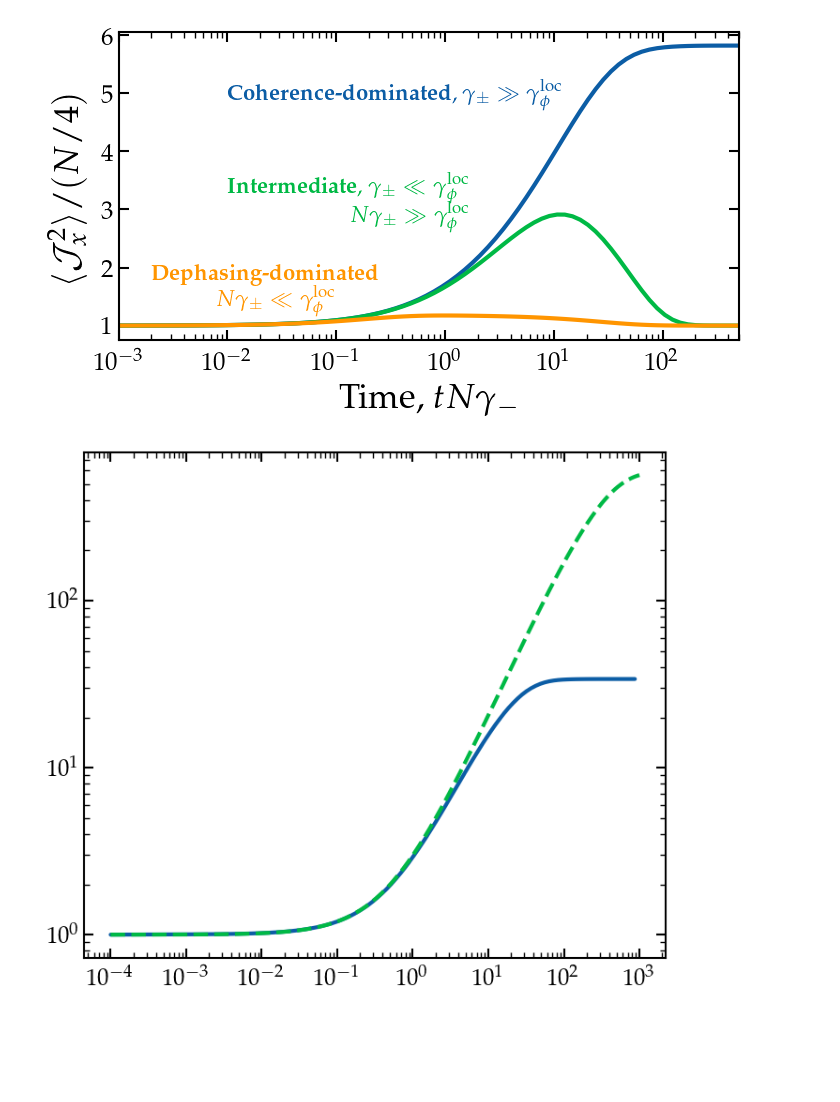
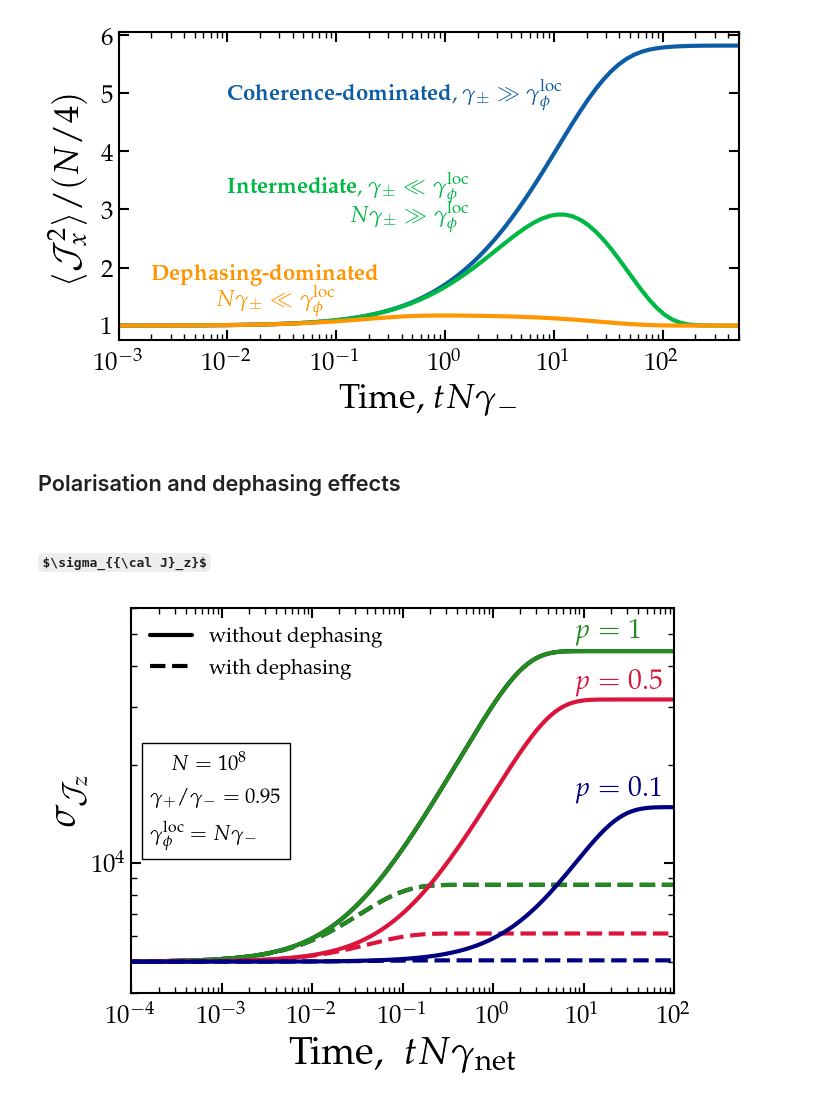
Before and after one commit to gpierobon/pyOpenNu, a Jupyter notebook: notebooks/Solutions.ipynb, the cells around one changed output. Drawn from its saved outputs; the diff is of its cells as text; code cells hidden in the pictures; some formulas as TeX source; blank space fills up the shorter version.

```diff
--- a/notebooks/Solutions.ipynb
+++ b/notebooks/Solutions.ipynb
@@ -80,11 +223,59 @@ onu = '/Users/z5278074/work/OQS/OpenNu/output/N100/'
-# %%
-onu_100 = np.loadtxt(onu+'/Ground_Euler_h0.1_g0.997.txt')
-
-Ncode = 10000
-t, _, _, j0, _ = on.solve2nd(Ncode,gp_ratio=0.997,gd_ratio=0,tf=1e3)
-
-plt.loglog(onu_100[:,0], onu_100[:,4]/25, label='OpenNu')
-plt.loglog(t, j0/Ncode*4, label='Approx', ls='--')
-plt.show()
-# %% [output]
-[figure, removed]
+# %% [markdown]
+## Polarisation and dephasing effects
+# %% [markdown]
+## $\sigma_{{\cal J}_z}$
+# %%
+Ncode = 1e8
+
+ti = 1e-5
+tf = 1e5
+gpr = 0.95
+
+fig, ax = plt.subplots(figsize=(7,5))
+
+c1 = 'forestgreen'
+c2 = 'crimson'
+c3 = 'navy'
+
+norm = 1
+
+t, j0, s0, = on.solve(Ncode, p_init=0.1, gp_ratio=gpr, tf=tf, ti=ti, gd_ratio=0)
+t, j1, s1, = on.solve(Ncode, p_init=0.5, gp_ratio=gpr, tf=tf, ti=ti, gd_ratio=0)
+t, j2, s2, = on.solve(Ncode, p_init=1, gp_ratio=gpr, tf=tf, ti=ti, gd_ratio=0)
+t, j3, s3, = on.solve(Ncode, p_init=0.1, gp_ratio=gpr, tf=tf, ti=ti, gd_ratio=Ncode)
+t, j4, s4, = on.solve(Ncode, p_init=0.5, gp_ratio=gpr, tf=tf, ti=ti, gd_ratio=Ncode)
+t, j5, s5, = on.solve(Ncode, p_init=1, gp_ratio=gpr, tf=tf, ti=ti, gd_ratio=Ncode)
+
+plt.loglog(t*(1-gpr), np.abs(s2)/norm, label=r'without dephasing', c='k')
+plt.loglog(t*(1-gpr), np.abs(s5)/norm, label=r'with dephasing', c='k', ls='--')
+
+plt.loglog(t*(1-gpr), np.abs(s2)/norm, c=c1)
+plt.loglog(t*(1-gpr), np.abs(s5)/norm, c=c1, ls='--')
+
+plt.loglog(t*(1-gpr), np.abs(s1)/norm, c=c2)
+plt.loglog(t*(1-gpr), np.abs(s4)/norm, c=c2, ls='--')
+plt.loglog(t*(1-gpr), np.abs(s0)/norm, c=c3)
+plt.loglog(t*(1-gpr), np.abs(s3)/norm, c=c3, ls='--')
+
+plt.xlim(1e-4, 1e2)
+plt.ylim(4e3, 6e4)
+plt.xlabel(r'Time, ~$tN\gamma_{\rm net}$', fontsize=28)
+plt.ylabel(r'$\sigma_{{\cal J}_z}$', fontsize=28)
+
+plt.text(8, 4.85e4, r'$p=1$', c=c1)
+plt.text(8, 3.4e4,  r'$p=0.5$', c=c2)
+plt.text(8, 1.6e4, r'$p=0.1$', c=c3)
+
+text_box = AnchoredText(
+    #fr"$N=10^8$\\~\\~~$\gamma_+/\gamma_-=0.95$",
+    r"$N=10^8$\\~\\~~$\gamma_+/\gamma_-=0.95$~\\~\\~~$\gamma^{\rm loc}_\phi=N\gamma_-$",
+    loc='center left',
+    frameon=True,
+    prop=dict(size=15)
+)
+ax.add_artist(text_box)
+plt.legend(loc=2)
+plt.show()
+fig.savefig(main_dir+'plots/sigmaz_p.pdf', bbox_inches='tight')
+# %% [output]
+[figure, added]
```
Also changed, not shown: parts of 27 cells of this notebook, 6 other files.
